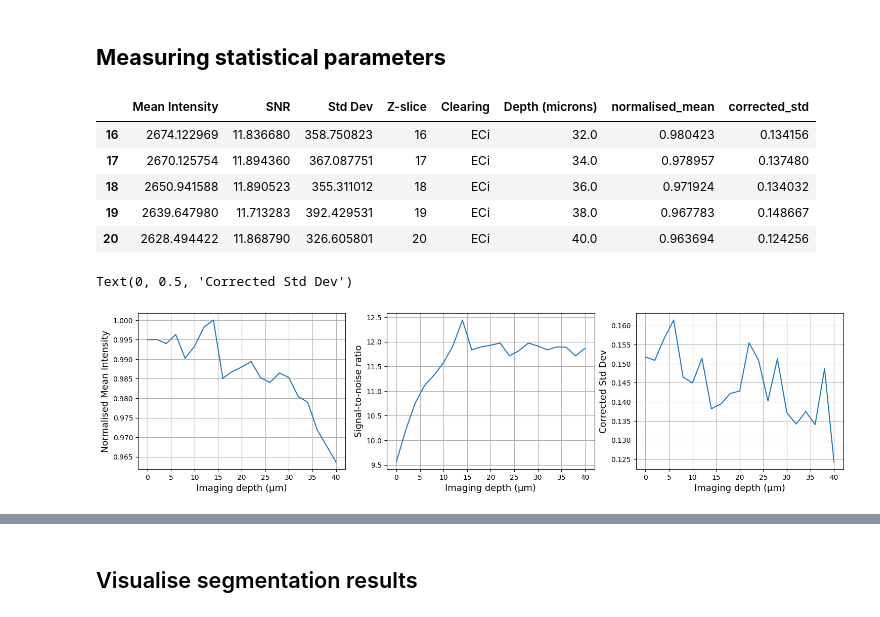
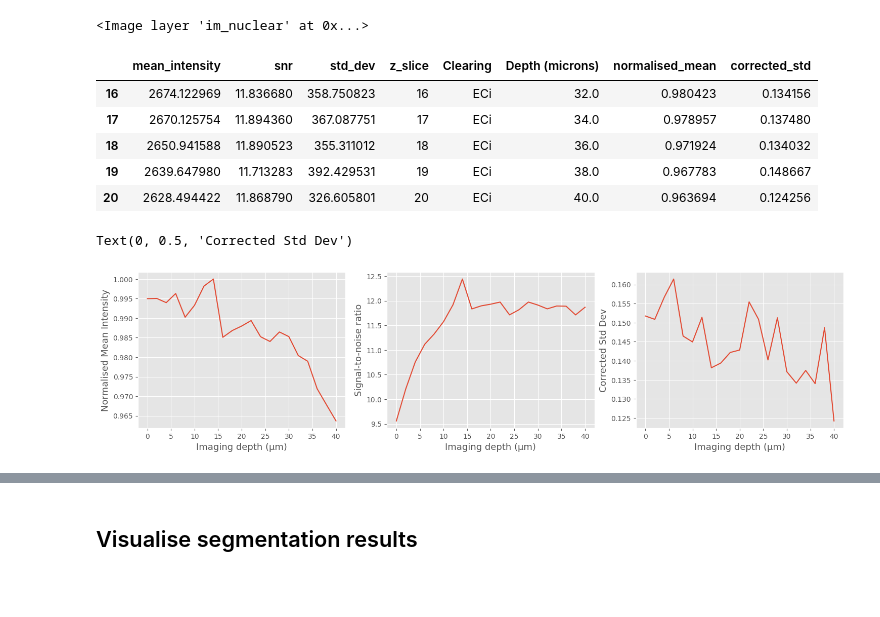
Before and after one commit to dbekat/clearing-efficacy, a Jupyter notebook: unified_analysis.ipynb, the cells around one changed output, grey strips where cells are left out. Saved outputs shown, nothing was run; the diff lists cells and outputs as text; code cells hidden in the pictures; blank space fills up the shorter version.

```diff
--- a/unified_analysis.ipynb
+++ b/unified_analysis.ipynb
@@ -113,6 +82,23 @@ plt.tight_layout()
-# %% [markdown]
-## **Measuring statistical parameters**
+# %%
+"""
+Interactive sample visualisation with napari
+"""
+
+# Create an empty napari viewer
+viewer = napari.Viewer()
+
+# Add a new layer containing the image
+viewer.add_image(im_nuclear)
+# %% [output]
+<Image layer 'im_nuclear' at 0x...>
 # %%
+""""
+PIXEL INTENSITY DATA:
+    - inputs: image_3d (raw data), mask_3d (segmented binary mask of sample)
+    - measures pixel intensity values of foreground (image_3d where mask_3d detects an object) and background
+    - measures mean, standard deviation, SNR, returns in a dictionary
+"""
+
 def calculate_contrast_vs_depth(image_3d, mask_3d):
     n_slices = image_3d.shape[0]
 
@@ -120,7 +106,7 @@ def calculate_contrast_vs_depth(image_3d, mask_3d):
     snr_per_slice = [] # contrast to noise ratio
     std_per_slice= [] # signal - mean background intensitty
 
-    for z in range(n_slices):
+    for z in range(n_slices): # loops through every Z slice
         slice_img = image_3d[z]
         slice_mask = mask_3d[z]
 
@@ -135,21 +121,23 @@ def calculate_contrast_vs_depth(image_3d, mask_3d):
         object_pixels = slice_img[slice_mask]
         background_pixels = slice_img[~slice_mask]
 
-        signal = np.mean(object_pixels)
+        # calculating key parameters
+        intensity_mean = np.mean(object_pixels)
         background = np.mean(background_pixels)
         bg_std = np.std(background_pixels)
         fg_std = np.std(object_pixels)
 
-        intensity_per_slice.append(signal)
-        snr_per_slice.append(signal / bg_std)
+        #add to relevant lists
+        intensity_per_slice.append(intensity_mean)
+        snr_per_slice.append(intensity_mean / bg_std)
         std_per_slice.append(fg_std)
 
-    # return all measured statistics as a dict
+    # return parameters as a list
     return {
-        'Mean Intensity': np.array(intensity_per_slice),
-        'SNR': np.array(snr_per_slice),
-        'Std Dev': np.array(std_per_slice),
-        'Z-slice': np.arange(n_slices)
+        'mean_intensity': np.array(intensity_per_slice),
+        'snr': np.array(snr_per_slice),
+        'std_dev': np.array(std_per_slice),
+        'z_slice': np.arange(n_slices)
     }
 # %%
 mask_3d = im_nuclear >= filters.threshold_li(im_nuclear) # 3d binary mask to differentiate sample from background
@@ -157,22 +145,25 @@ mask_3d = im_nuclear >= filters.threshold_li(im_nuclear) # 3d binary mask to dif
 # recording pixel values and intensities
 stats_props = pd.DataFrame(calculate_contrast_vs_depth(im_nuclear, mask_3d))
 stats_props['Clearing'] = 'ECi'
-stats_props['Depth (microns)'] = stats_props['Z-slice'] * z_res
+stats_props['Depth (microns)'] = stats_props['z_slice'] * z_res
 
 # normalising and correcting data
-stats_props['normalised_mean'] = stats_props['Mean Intensity'] / np.max(stats_props['Mean Intensity'])
-stats_props['corrected_std'] = stats_props['Std Dev'] / stats_props['Mean Intensity']
+stats_props['normalised_mean'] = stats_props['mean_intensity'] / np.max(stats_props['mean_intensity'])
+stats_props['corrected_std'] = stats_props['std_dev'] / stats_props['mean_intensity']
 
 stats_props.tail() # visualisation of the lasat 5 rows of data
 # %% [output]
-|  | Mean Intensity | SNR | Std Dev | Z-slice | Clearing | Depth (microns) | normalised_mean | corrected_std |
+|  | mean_intensity | snr | std_dev | z_slice | Clearing | Depth (microns) | normalised_mean | corrected_std |
 | 16 | 2674.122969 | 11.836680 | 358.750823 | 16 | ECi | 32.0 | 0.980423 | 0.134156 |
 | 17 | 2670.125754 | 11.894360 | 367.087751 | 17 | ECi | 34.0 | 0.978957 | 0.137480 |
 | 18 | 2650.941588 | 11.890523 | 355.311012 | 18 | ECi | 36.0 | 0.971924 | 0.134032 |
 | 19 | 2639.647980 | 11.713283 | 392.429531 | 19 | ECi | 38.0 | 0.967783 | 0.148667 |
 | 20 | 2628.494422 | 11.868790 | 326.605801 | 20 | ECi | 40.0 | 0.963694 | 0.124256 |
 # %%
-# visualising results
+# visualising results with seaborn
+
+plt.style.use("ggplot")
+
 fig, axs = plt.subplots(1, 3, figsize=(18, 4))
 
 sns.lineplot(
@@ -181,33 +172,32 @@ sns.lineplot(
     y='normalised_mean',
     ax=axs[0]
 )
 
-
 sns.lineplot(
     data=stats_props,
     x='Depth (microns)',
-    y='SNR',
+    y='snr',
     ax=axs[1]
 )
 
 sns.lineplot(
     data=stats_props,
     x='Depth (microns)',
     y='corrected_std',
     ax=axs[2]
 )
 
 axs[0].grid(True)
 axs[1].grid(True)
 axs[2].grid(True)
 
 axs[0].set_xlabel("Imaging depth (µm)", fontsize=13)
 axs[1].set_xlabel("Imaging depth (µm)", fontsize=13)
 axs[2].set_xlabel("Imaging depth (µm)", fontsize=13)
 
 axs[0].set_ylabel("Normalised Mean Intensity", fontsize=13)
 axs[1].set_ylabel("Signal-to-noise ratio", fontsize=13)
 axs[2].set_ylabel("Corrected Std Dev", fontsize=13)
 # %% [output]
 Text(0, 0.5, 'Corrected Std Dev')
-[figure, old version]
+[figure, new version]
```
Also changed, not shown: parts of 32 cells of this notebook, 1 other file.
